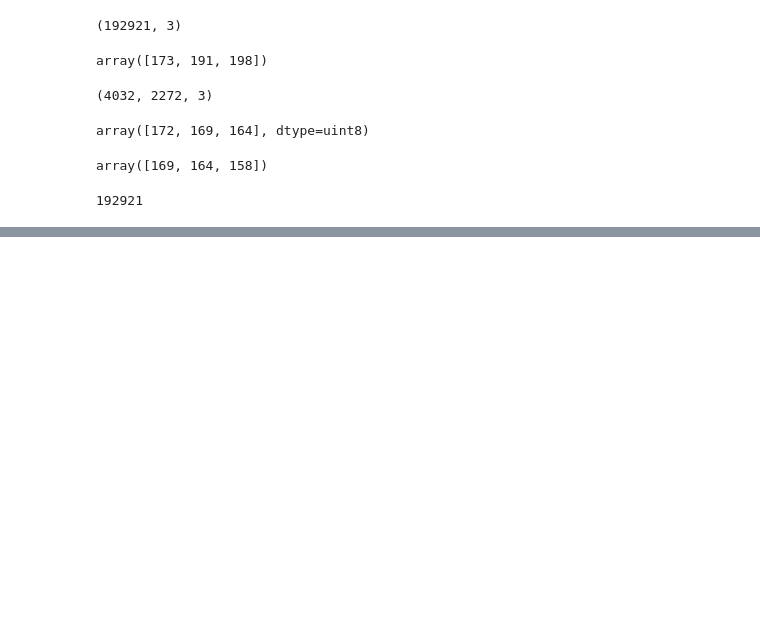
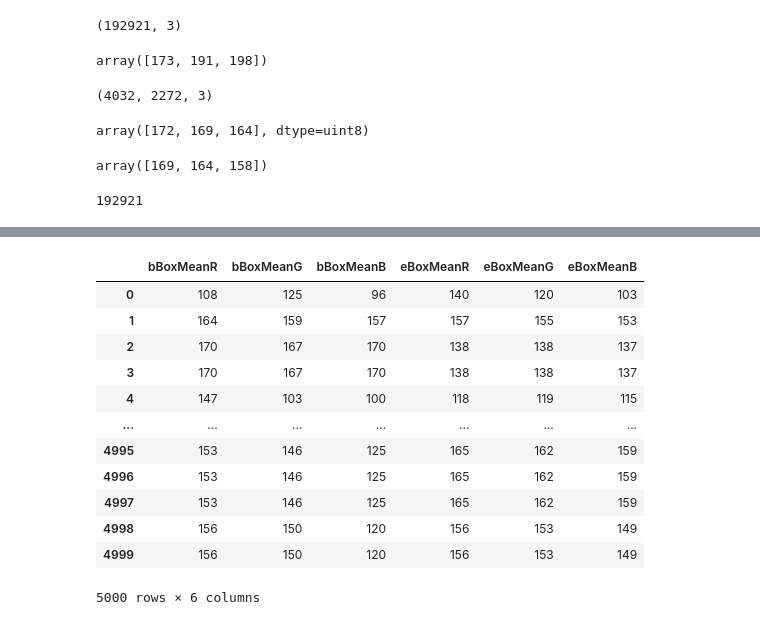
Before and after one commit to rlgus3351/ProjectDataAnalysis, a Jupyter notebook: 05_21/bbox_Pixel.ipynb, the cells around one changed output, grey strips where cells are left out. Drawn from its saved outputs; the diff is of its cells as text; code cells hidden in the pictures; blank space fills up the shorter version.

```diff
--- a/05_21/bbox_Pixel.ipynb
+++ b/05_21/bbox_Pixel.ipynb
@@ -160,0 +166,17 @@ df_temp.to_csv("./box5.csv", index=False)
+# %%
+data_test = pd.read_csv("./box10.csv")
+data_test
+# %% [output]
+|  | bBoxMeanR | bBoxMeanG | bBoxMeanB | eBoxMeanR | eBoxMeanG | eBoxMeanB |
+| 0 | 108 | 125 | 96 | 140 | 120 | 103 |
+| 1 | 164 | 159 | 157 | 157 | 155 | 153 |
+| 2 | 170 | 167 | 170 | 138 | 138 | 137 |
+| 3 | 170 | 167 | 170 | 138 | 138 | 137 |
+| 4 | 147 | 103 | 100 | 118 | 119 | 115 |
+| ... | ... | ... | ... | ... | ... | ... |
+| 4995 | 153 | 146 | 125 | 165 | 162 | 159 |
+| 4996 | 153 | 146 | 125 | 165 | 162 | 159 |
+| 4997 | 153 | 146 | 125 | 165 | 162 | 159 |
+| 4998 | 156 | 150 | 120 | 156 | 153 | 149 |
+| 4999 | 156 | 150 | 120 | 156 | 153 | 149 |
+5000 rows × 6 columns
```
Also changed, not shown: parts of 5 cells of this notebook, 1 other file.
